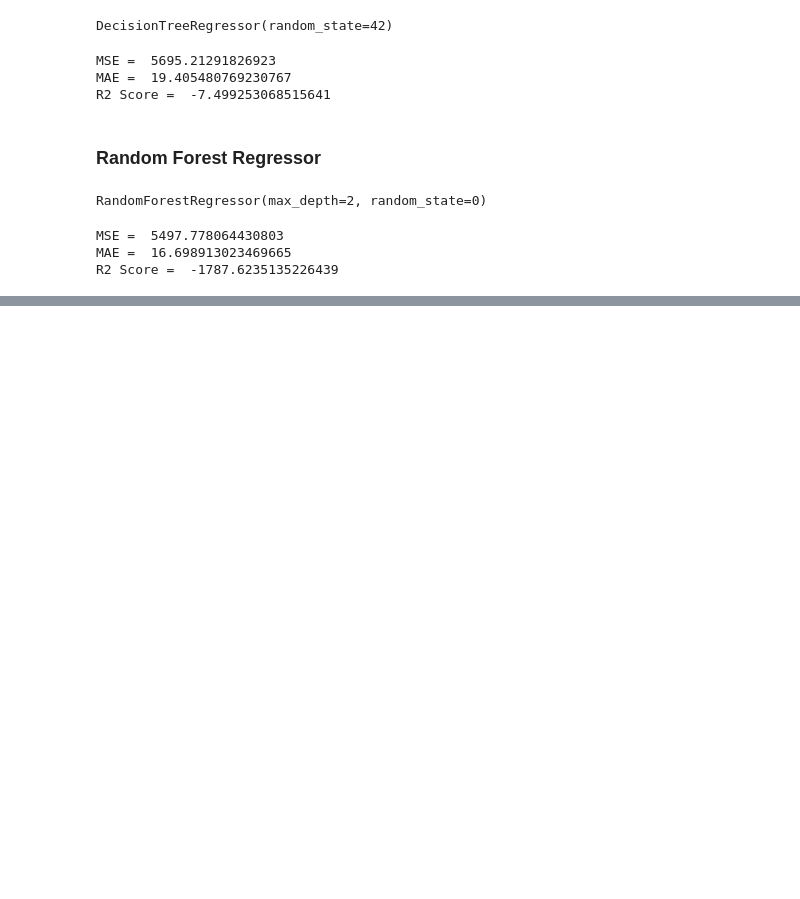
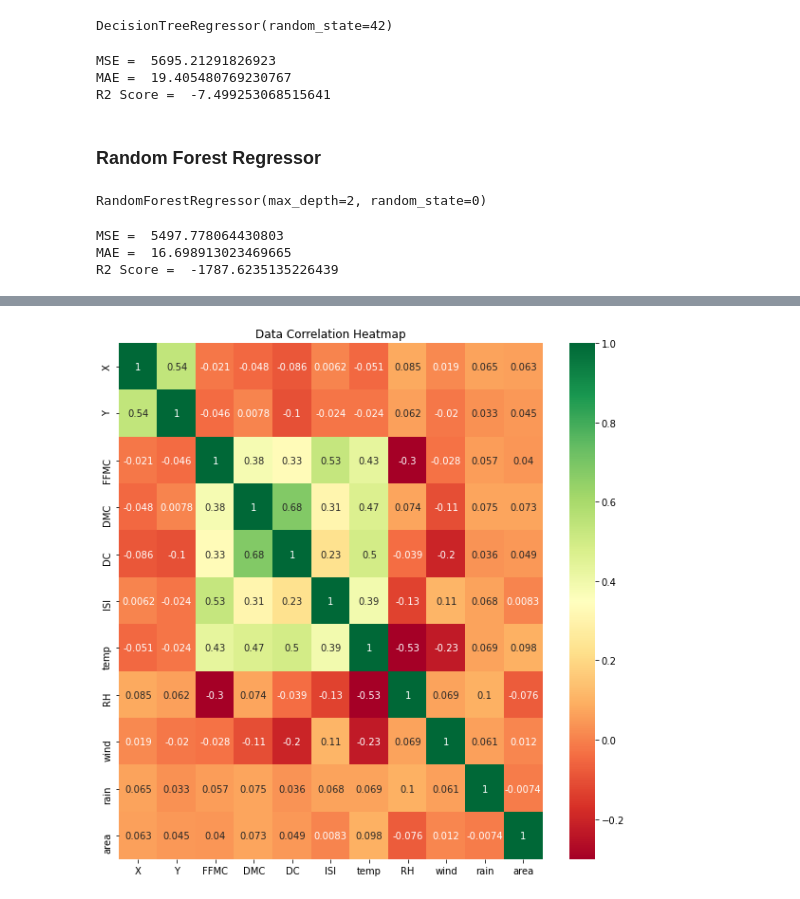
Before and after one commit to NVombat/Predictive-Modelling-of-Wildfires, a Jupyter notebook: ml/models/wildfirepred_model.ipynb, the cells around one changed output, grey strips where cells are left out. Saved outputs shown, nothing was run; the diff lists cells and outputs as text; code cells hidden in the pictures; blank space fills up the shorter version.

```diff
--- a/ml/models/wildfirepred_model.ipynb
+++ b/ml/models/wildfirepred_model.ipynb
@@ -342,0 +448,3 @@ R2 Score =  -1787.6235135226439
+# %%
+corr1 = data.corr()
+corr1
@@ -342,0 +464,7 @@ R2 Score =  -1787.6235135226439
+# %%
+plt.figure(figsize = (10,10))
+sns.heatmap(corr1, annot = True, cmap = 'RdYlGn', robust = True)
+plt.title("Data Correlation Heatmap")
+plt.show()
+# %% [output]
+[figure, added]
```
Also changed, not shown: parts of 19 cells of this notebook.
